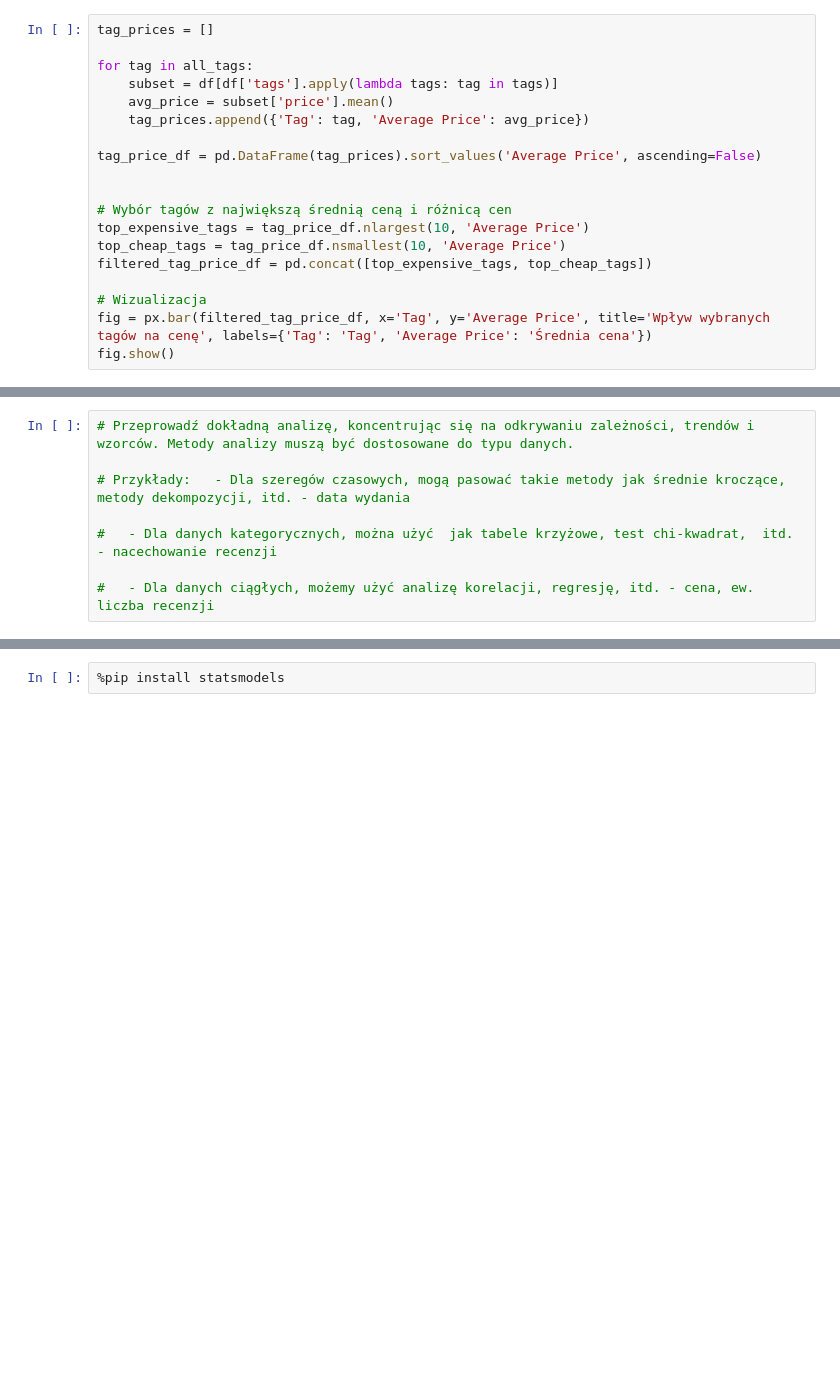
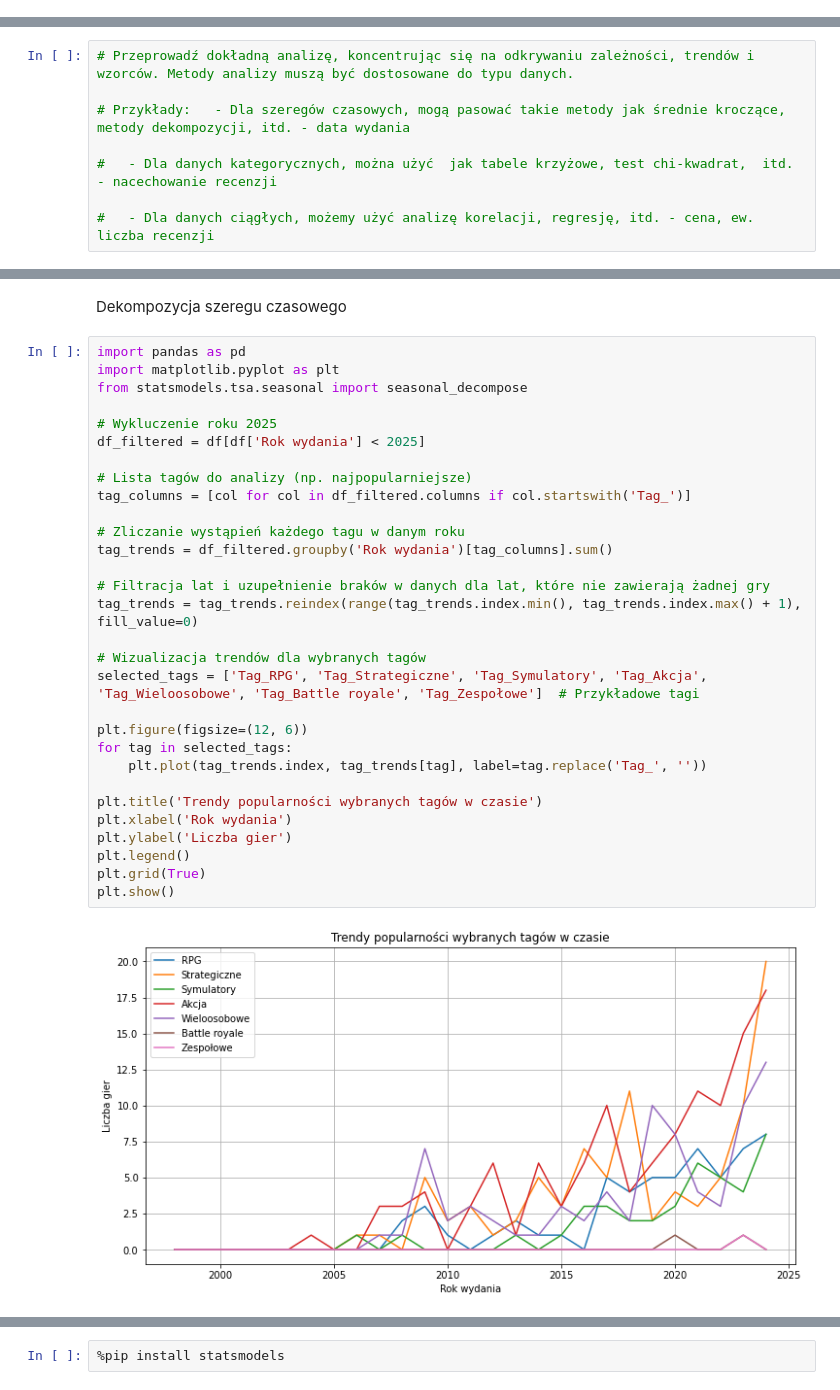
Before and after one commit to Adam17c/pad, a Jupyter notebook: projekt_v1.ipynb, the cells around one changed output, grey strips where cells are left out. Saved outputs shown, nothing was run; the diff lists cells and outputs as text; blank space fills up the shorter version.

```diff
--- a/projekt_v1.ipynb
+++ b/projekt_v1.ipynb
@@ -680,21 +620,2 @@ ValueError: Value of 'x' is not the name of a column in 'data_frame'. Expected o
 # %%
 # tabela krzyżowa potrzebna
-# %%
-tag_prices = []
-
-for tag in all_tags:
-    subset = df[df['tags'].apply(lambda tags: tag in tags)]
-    avg_price = subset['price'].mean()
-    tag_prices.append({'Tag': tag, 'Average Price': avg_price})
-
-tag_price_df = pd.DataFrame(tag_prices).sort_values('Average Price', ascending=False)
-
-
-# Wybór tagów z największą średnią ceną i różnicą cen
-top_expensive_tags = tag_price_df.nlargest(10, 'Average Price')
-top_cheap_tags = tag_price_df.nsmallest(10, 'Average Price')
-filtered_tag_price_df = pd.concat([top_expensive_tags, top_cheap_tags])
-
-# Wizualizacja
-fig = px.bar(filtered_tag_price_df, x='Tag', y='Average Price', title='Wpływ wybranych tagów na cenę', labels={'Tag': 'Tag', 'Average Price': 'Średnia cena'})
-fig.show()
@@ -744,0 +671,34 @@ plt.show()
+# %% [markdown]
+Dekompozycja szeregu czasowego
+# %%
+import pandas as pd
+import matplotlib.pyplot as plt
+from statsmodels.tsa.seasonal import seasonal_decompose
+
+# Wykluczenie roku 2025
+df_filtered = df[df['Rok wydania'] < 2025]
+
+# Lista tagów do analizy (np. najpopularniejsze)
+tag_columns = [col for col in df_filtered.columns if col.startswith('Tag_')]
+
+# Zliczanie wystąpień każdego tagu w danym roku
+tag_trends = df_filtered.groupby('Rok wydania')[tag_columns].sum()
+
+# Filtracja lat i uzupełnienie braków w danych dla lat, które nie zawierają żadnej gry
+tag_trends = tag_trends.reindex(range(tag_trends.index.min(), tag_trends.index.max() + 1), fill_value=0)
+
+# Wizualizacja trendów dla wybranych tagów
+selected_tags = ['Tag_RPG', 'Tag_Strategiczne', 'Tag_Symulatory', 'Tag_Akcja', 'Tag_Wieloosobowe', 'Tag_Battle royale', 'Tag_Zespołowe']  # Przykładowe tagi
+
+plt.figure(figsize=(12, 6))
+for tag in selected_tags:
+    plt.plot(tag_trends.index, tag_trends[tag], label=tag.replace('Tag_', ''))
+
+plt.title('Trendy popularności wybranych tagów w czasie')
+plt.xlabel('Rok wydania')
+plt.ylabel('Liczba gier')
+plt.legend()
+plt.grid(True)
+plt.show()
+# %% [output]
+[figure, added]
```
Also changed, not shown: parts of 37 cells of this notebook.
